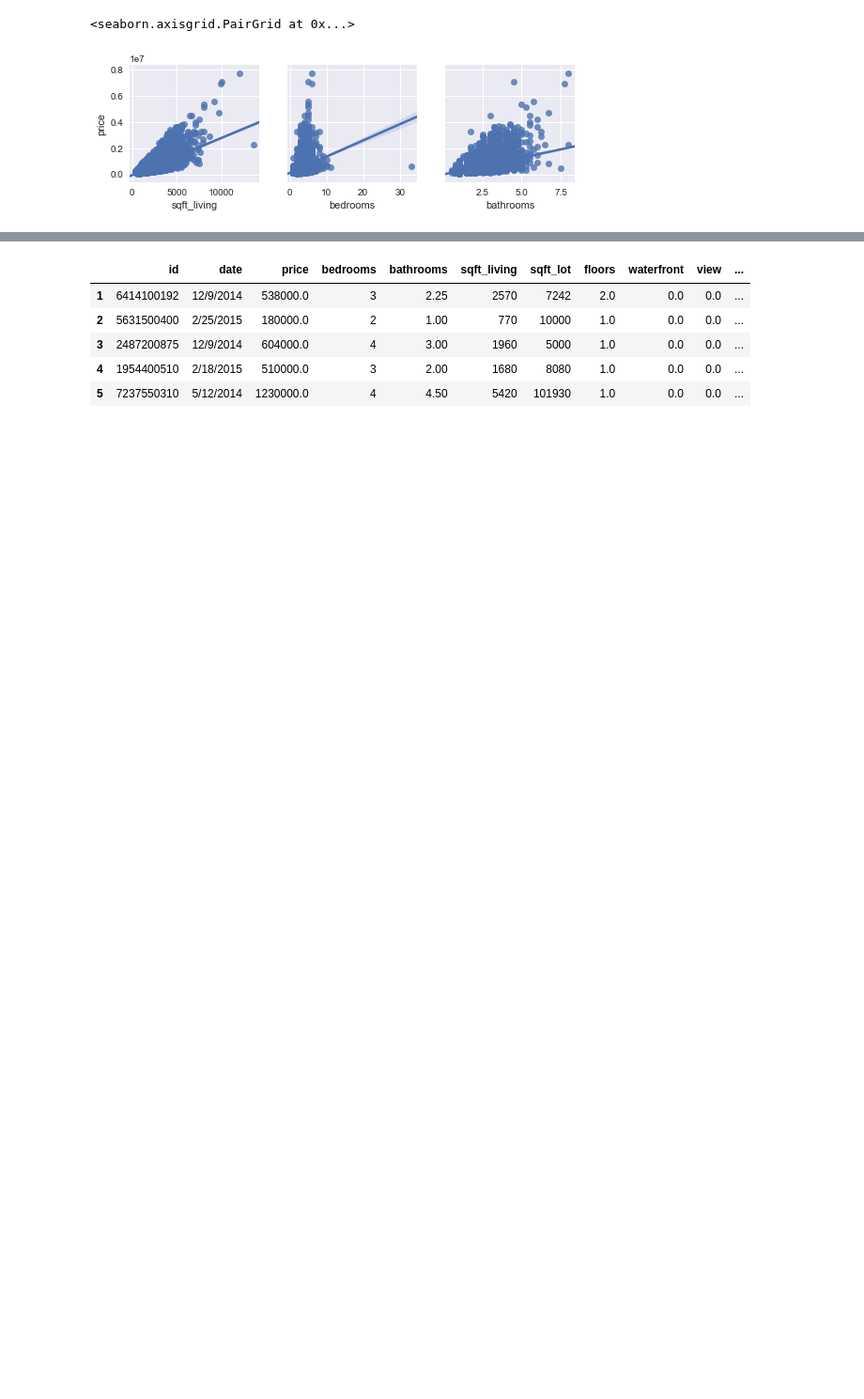
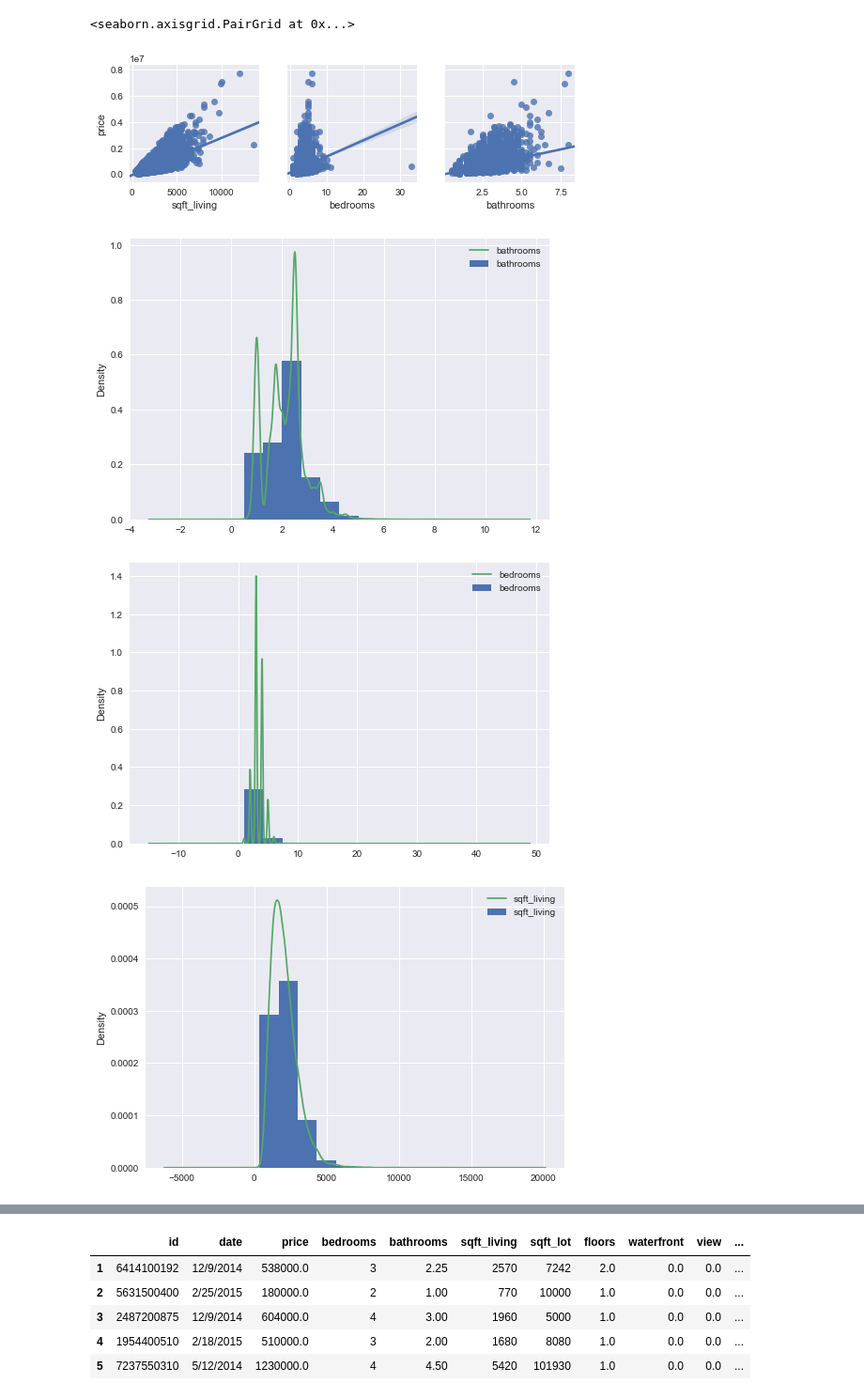
Before and after one commit to rokaandy/DS_Project1, a Jupyter notebook: Project1_Main_Workbook.ipynb, the cells around one changed output, grey strips where cells are left out. Shown at 94% size. Cells and saved outputs as stored; diff of their text form; code cells hidden in the pictures; blank space fills up the shorter version.

```diff
--- a/Project1_Main_Workbook.ipynb
+++ b/Project1_Main_Workbook.ipynb
@@ -172,3 +190,15 @@ sns.pairplot(df,x_vars=['sqft_living','bedrooms','bathrooms'], y_vars='price', k
 # %% [output]
 <seaborn.axisgrid.PairGrid at 0x...>
 [figure]
+# %%
+for column in ['bathrooms','bedrooms', 'sqft_living', 'sqft_living15',
+               'sqft_lot', 'sqft_lot15', 'floors', 'waterfront', 'view',
+               'condition', 'grade', 'yr_built', 'price']:
+    df[column].plot.hist(density=True )
+    df[column].plot.kde(label=column )
+    plt.legend()
+    plt.show()
+# %% [output]
+[figure, added]
+[figure, added]
+[figure, added]
```
Also changed, not shown: parts of 80 cells of this notebook.
